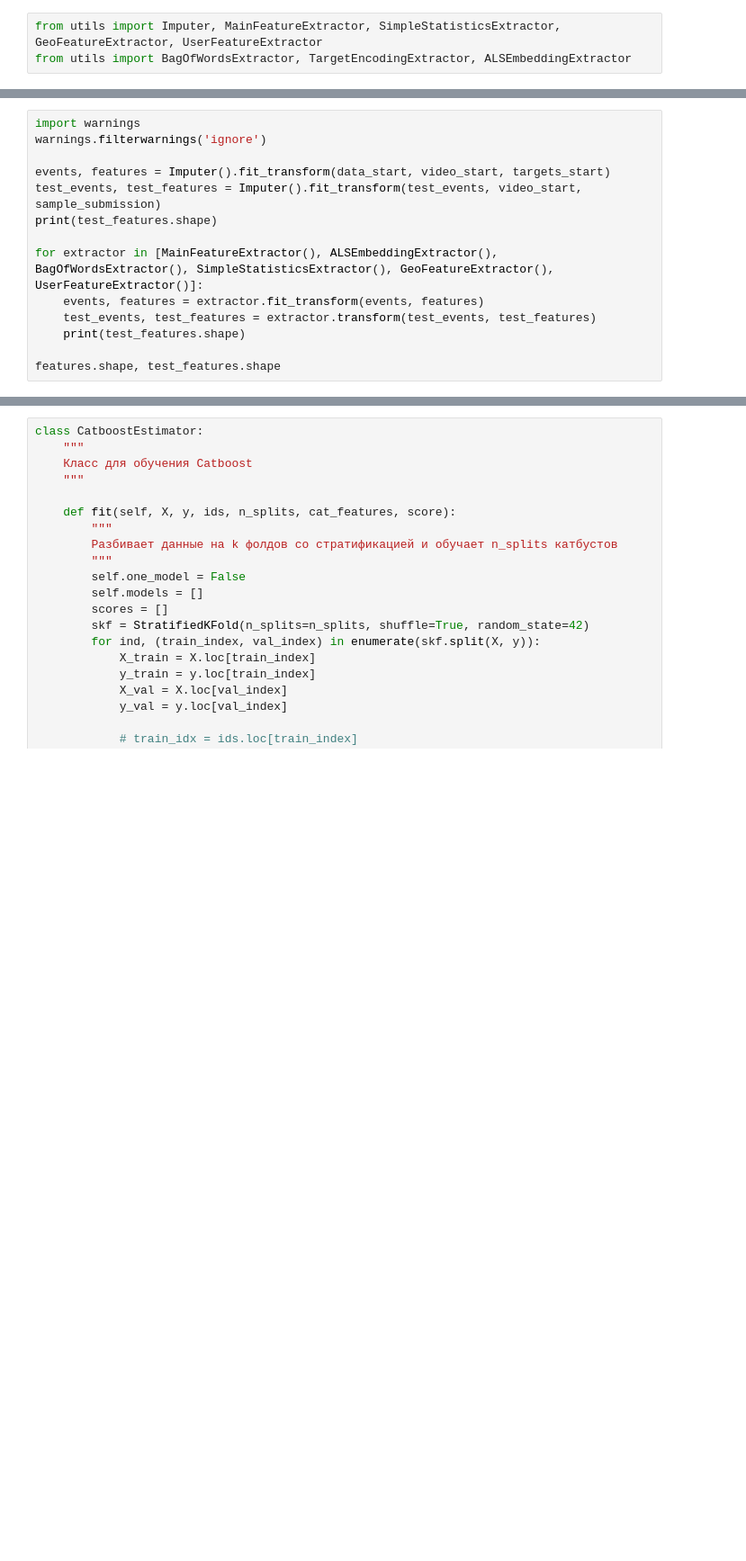
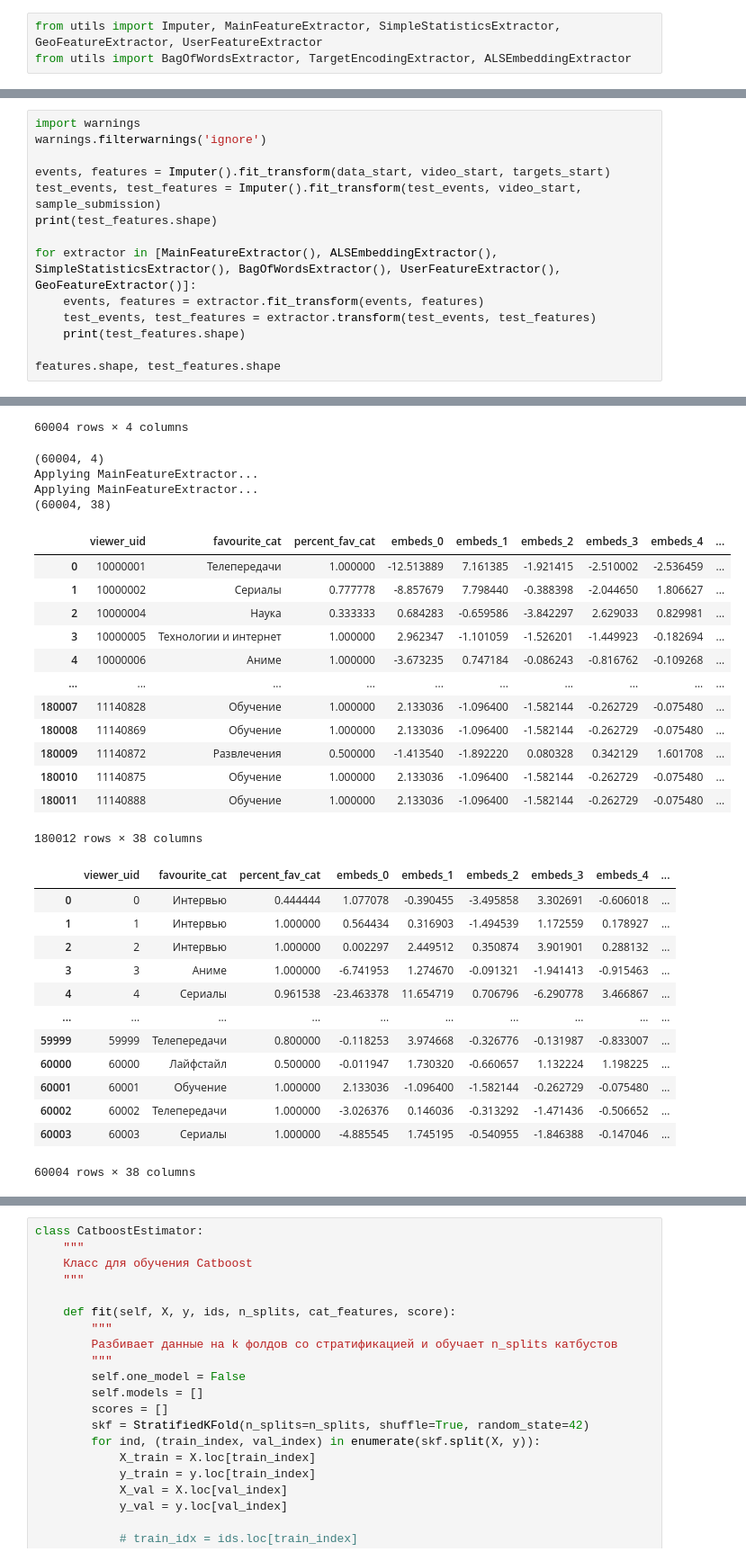
Before and after one commit to Paspasuy/SocDemPrediction, a Jupyter notebook: flypew_catboost.ipynb, the cells around one changed output, grey strips where cells are left out. Shown at 90% size. Drawn from its saved outputs; the diff is of its cells as text; blank space fills up the shorter version.

```diff
--- a/flypew_catboost.ipynb
+++ b/flypew_catboost.ipynb
@@ -47,7 +67,7 @@ events, features = Imputer().fit_transform(data_start, video_start, targets_star
 test_events, test_features = Imputer().fit_transform(test_events, video_start, sample_submission)
 print(test_features.shape)
 
-for extractor in [MainFeatureExtractor(), ALSEmbeddingExtractor(), BagOfWordsExtractor(), SimpleStatisticsExtractor(), GeoFeatureExtractor(), UserFeatureExtractor()]:
+for extractor in [MainFeatureExtractor(), ALSEmbeddingExtractor(), SimpleStatisticsExtractor(), BagOfWordsExtractor(), UserFeatureExtractor(), GeoFeatureExtractor()]:
     events, features = extractor.fit_transform(events, features)
     test_events, test_features = extractor.transform(test_events, test_features)
     print(test_features.shape)
@@ -75,0 +104,31 @@ Applying UserFeatureExtractor...
+60004 rows × 4 columns
+(60004, 4)
+Applying MainFeatureExtractor...
+Applying MainFeatureExtractor...
+(60004, 38)
+|  | viewer_uid | favourite_cat | percent_fav_cat | embeds_0 | embeds_1 | embeds_2 | embeds_3 | embeds_4 | ... |
+| 0 | 10000001 | Телепередачи | 1.000000 | -12.513889 | 7.161385 | -1.921415 | -2.510002 | -2.536459 | ... |
+| 1 | 10000002 | Сериалы | 0.777778 | -8.857679 | 7.798440 | -0.388398 | -2.044650 | 1.806627 | ... |
+| 2 | 10000004 | Наука | 0.333333 | 0.684283 | -0.659586 | -3.842297 | 2.629033 | 0.829981 | ... |
+| 3 | 10000005 | Технологии и интернет | 1.000000 | 2.962347 | -1.101059 | -1.526201 | -1.449923 | -0.182694 | ... |
+| 4 | 10000006 | Аниме | 1.000000 | -3.673235 | 0.747184 | -0.086243 | -0.816762 | -0.109268 | ... |
+| ... | ... | ... | ... | ... | ... | ... | ... | ... | ... |
+| 180007 | 11140828 | Обучение | 1.000000 | 2.133036 | -1.096400 | -1.582144 | -0.262729 | -0.075480 | ... |
+| 180008 | 11140869 | Обучение | 1.000000 | 2.133036 | -1.096400 | -1.582144 | -0.262729 | -0.075480 | ... |
+| 180009 | 11140872 | Развлечения | 0.500000 | -1.413540 | -1.892220 | 0.080328 | 0.342129 | 1.601708 | ... |
+| 180010 | 11140875 | Обучение | 1.000000 | 2.133036 | -1.096400 | -1.582144 | -0.262729 | -0.075480 | ... |
+| 180011 | 11140888 | Обучение | 1.000000 | 2.133036 | -1.096400 | -1.582144 | -0.262729 | -0.075480 | ... |
+180012 rows × 38 columns
+|  | viewer_uid | favourite_cat | percent_fav_cat | embeds_0 | embeds_1 | embeds_2 | embeds_3 | embeds_4 | ... |
+| 0 | 0 | Интервью | 0.444444 | 1.077078 | -0.390455 | -3.495858 | 3.302691 | -0.606018 | ... |
+| 1 | 1 | Интервью | 1.000000 | 0.564434 | 0.316903 | -1.494539 | 1.172559 | 0.178927 | ... |
+| 2 | 2 | Интервью | 1.000000 | 0.002297 | 2.449512 | 0.350874 | 3.901901 | 0.288132 | ... |
+| 3 | 3 | Аниме | 1.000000 | -6.741953 | 1.274670 | -0.091321 | -1.941413 | -0.915463 | ... |
+| 4 | 4 | Сериалы | 0.961538 | -23.463378 | 11.654719 | 0.706796 | -6.290778 | 3.466867 | ... |
+| ... | ... | ... | ... | ... | ... | ... | ... | ... | ... |
+| 59999 | 59999 | Телепередачи | 0.800000 | -0.118253 | 3.974668 | -0.326776 | -0.131987 | -0.833007 | ... |
+| 60000 | 60000 | Лайфстайл | 0.500000 | -0.011947 | 1.730320 | -0.660657 | 1.132224 | 1.198225 | ... |
+| 60001 | 60001 | Обучение | 1.000000 | 2.133036 | -1.096400 | -1.582144 | -0.262729 | -0.075480 | ... |
+| 60002 | 60002 | Телепередачи | 1.000000 | -3.026376 | 0.146036 | -0.313292 | -1.471436 | -0.506652 | ... |
+| 60003 | 60003 | Сериалы | 1.000000 | -4.885545 | 1.745195 | -0.540955 | -1.846388 | -0.147046 | ... |
+60004 rows × 38 columns
```
Also changed, not shown: parts of 16 cells of this notebook.
